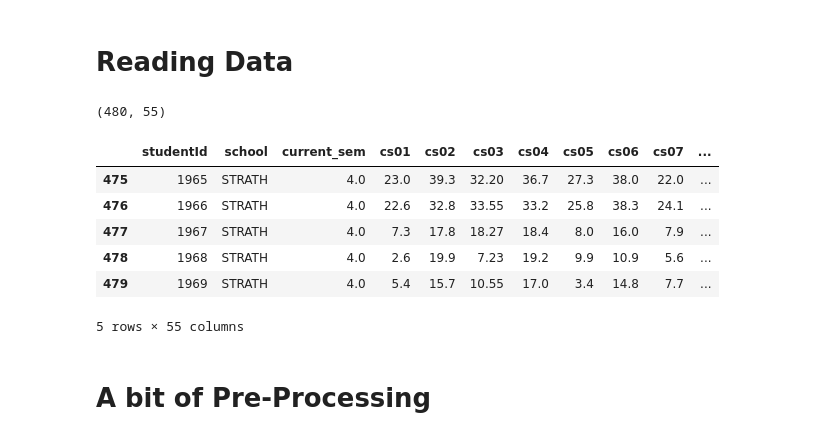
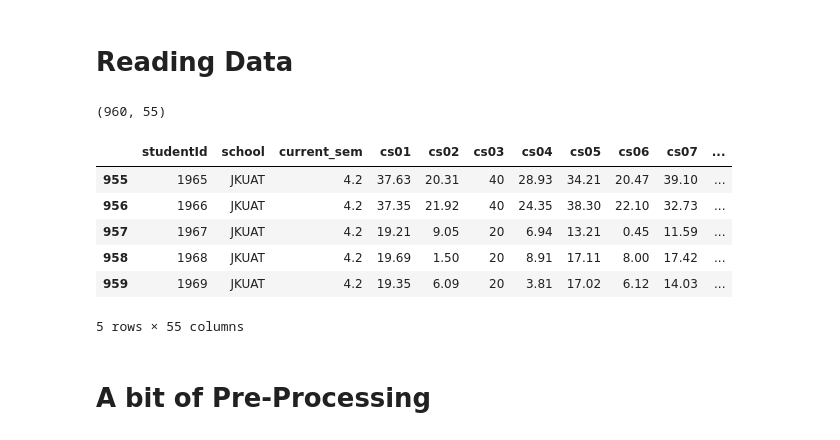
Before and after one commit to mel-fayne/elira_api, a Jupyter notebook: classifierModel/spec_classifier.ipynb, the cells around one changed output. Saved outputs shown, nothing was run; the diff lists cells and outputs as text; code cells hidden in the pictures.

```diff
--- a/classifierModel/spec_classifier.ipynb
+++ b/classifierModel/spec_classifier.ipynb
@@ -22,17 +22,17 @@ from sklearn.svm import SVC
 # %% [markdown]
 # Reading Data
 # %%
-data = pd.read_csv('./data/strathStudents.csv')
+data = pd.read_csv('./data/jkuatStudents.csv')
 print(data.shape)
 data.tail()
 # %% [output]
-(480, 55)
+(960, 55)
 |  | studentId | school | current_sem | cs01 | cs02 | cs03 | cs04 | cs05 | cs06 | cs07 | ... |
-| 475 | 1965 | STRATH | 4.0 | 23.0 | 39.3 | 32.20 | 36.7 | 27.3 | 38.0 | 22.0 | ... |
-| 476 | 1966 | STRATH | 4.0 | 22.6 | 32.8 | 33.55 | 33.2 | 25.8 | 38.3 | 24.1 | ... |
-| 477 | 1967 | STRATH | 4.0 | 7.3 | 17.8 | 18.27 | 18.4 | 8.0 | 16.0 | 7.9 | ... |
-| 478 | 1968 | STRATH | 4.0 | 2.6 | 19.9 | 7.23 | 19.2 | 9.9 | 10.9 | 5.6 | ... |
-| 479 | 1969 | STRATH | 4.0 | 5.4 | 15.7 | 10.55 | 17.0 | 3.4 | 14.8 | 7.7 | ... |
+| 955 | 1965 | JKUAT | 4.2 | 37.63 | 20.31 | 40 | 28.93 | 34.21 | 20.47 | 39.10 | ... |
+| 956 | 1966 | JKUAT | 4.2 | 37.35 | 21.92 | 40 | 24.35 | 38.30 | 22.10 | 32.73 | ... |
+| 957 | 1967 | JKUAT | 4.2 | 19.21 | 9.05 | 20 | 6.94 | 13.21 | 0.45 | 11.59 | ... |
+| 958 | 1968 | JKUAT | 4.2 | 19.69 | 1.50 | 20 | 8.91 | 17.11 | 8.00 | 17.42 | ... |
+| 959 | 1969 | JKUAT | 4.2 | 19.35 | 6.09 | 20 | 3.81 | 17.02 | 6.12 | 14.03 | ... |
 5 rows × 55 columns
 # %% [markdown]
 # A bit of Pre-Processing
```
Also changed, not shown: parts of 13 cells of this notebook, 7 other files.
